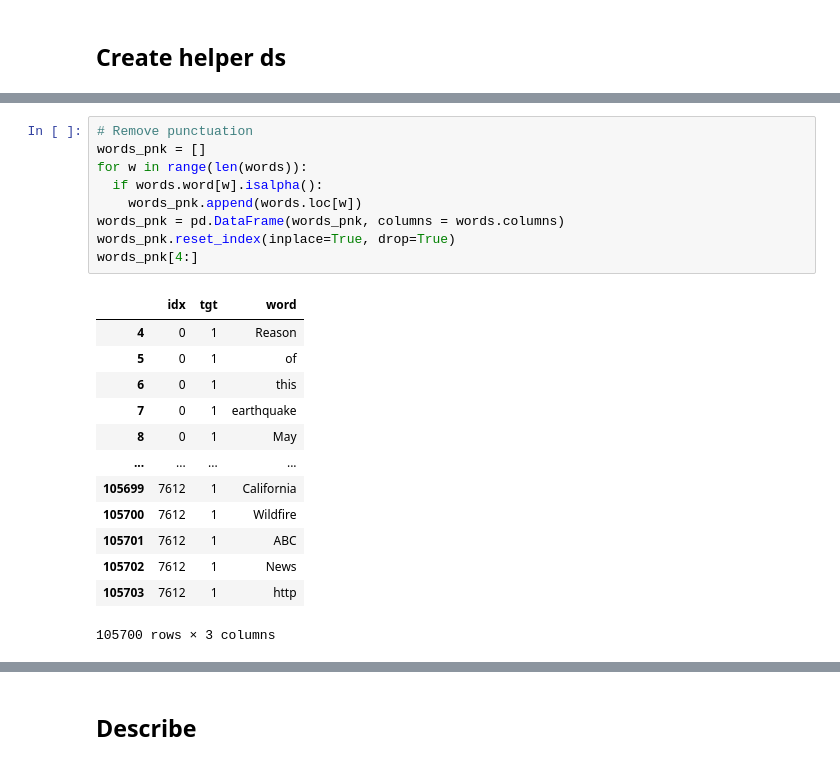
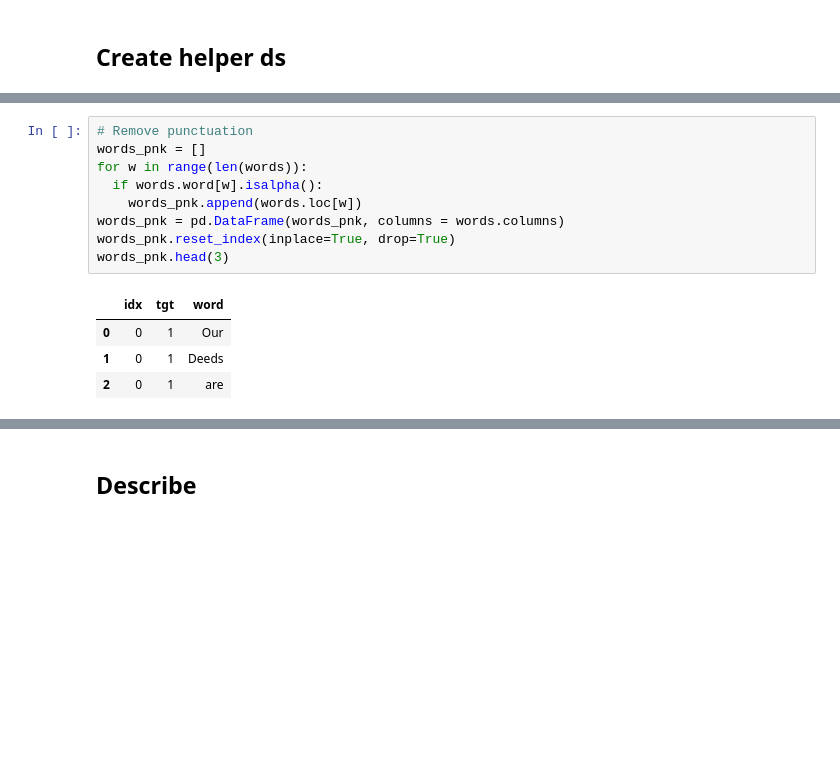
Before and after one commit to nviktorys/NLP0, a Jupyter notebook: 01_DataPreparation.ipynb, the cells around one changed output, grey strips where cells are left out. Saved outputs shown, nothing was run; the diff lists cells and outputs as text; blank space fills up the shorter version.

```diff
--- a/01_DataPreparation.ipynb
+++ b/01_DataPreparation.ipynb
@@ -157,26 +128,17 @@ words
 # %%
 # Remove punctuation
 words_pnk = []
 for w in range(len(words)):
   if words.word[w].isalpha():
     words_pnk.append(words.loc[w])
 words_pnk = pd.DataFrame(words_pnk, columns = words.columns)
 words_pnk.reset_index(inplace=True, drop=True)
-words_pnk[4:]
+words_pnk.head(3)
 # %% [output]
 |  | idx | tgt | word |
-| 4 | 0 | 1 | Reason |
-| 5 | 0 | 1 | of |
-| 6 | 0 | 1 | this |
-| 7 | 0 | 1 | earthquake |
-| 8 | 0 | 1 | May |
-| ... | ... | ... | ... |
-| 105699 | 7612 | 1 | California |
-| 105700 | 7612 | 1 | Wildfire |
-| 105701 | 7612 | 1 | ABC |
-| 105702 | 7612 | 1 | News |
-| 105703 | 7612 | 1 | http |
+| 0 | 0 | 1 | Our |
+| 1 | 0 | 1 | Deeds |
+| 2 | 0 | 1 | are |
-105700 rows × 3 columns
 # %%
 # Remove stopwords
 stpwords = stopwords.words("english")
```
Also changed, not shown: parts of 15 cells of this notebook.
